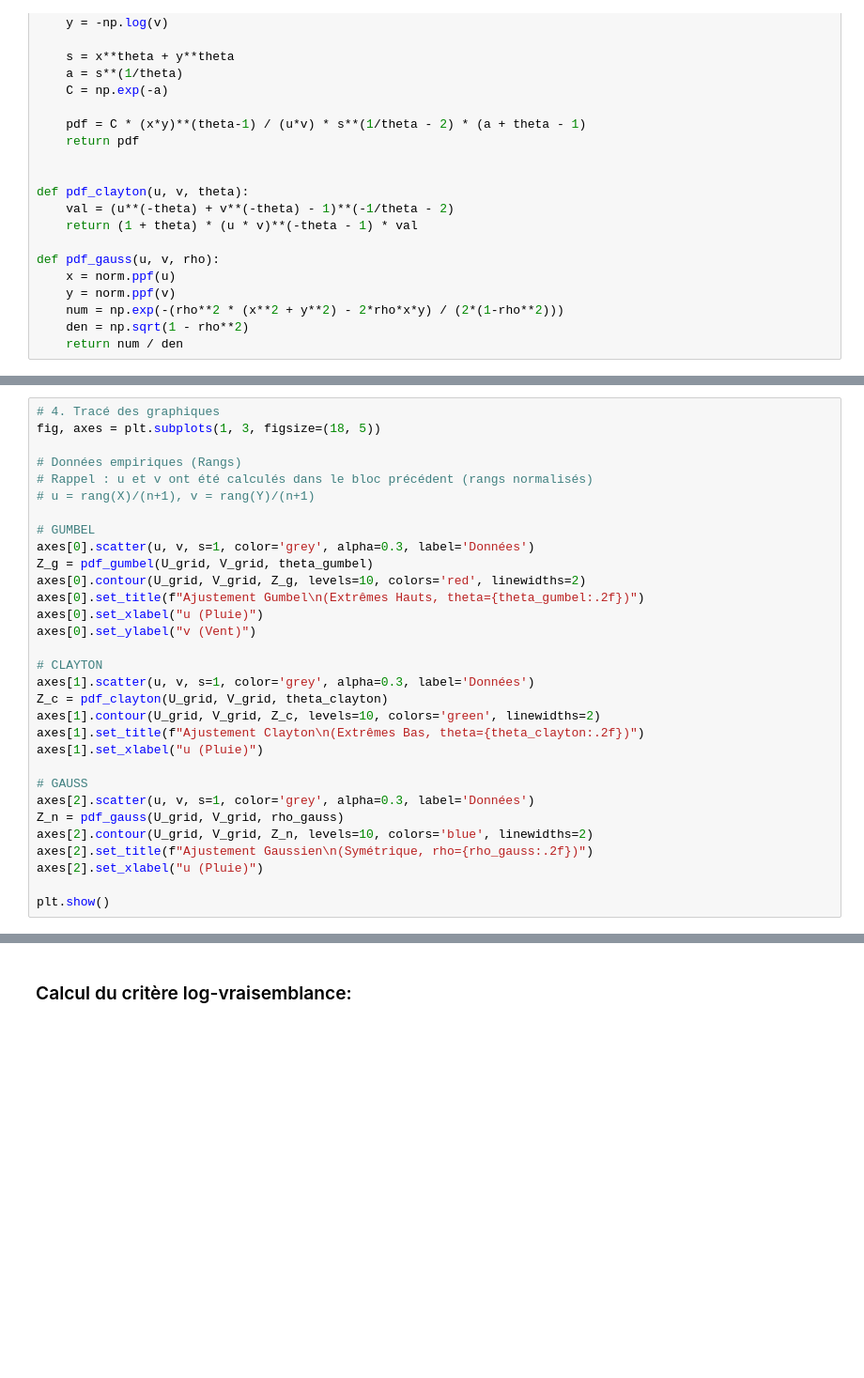
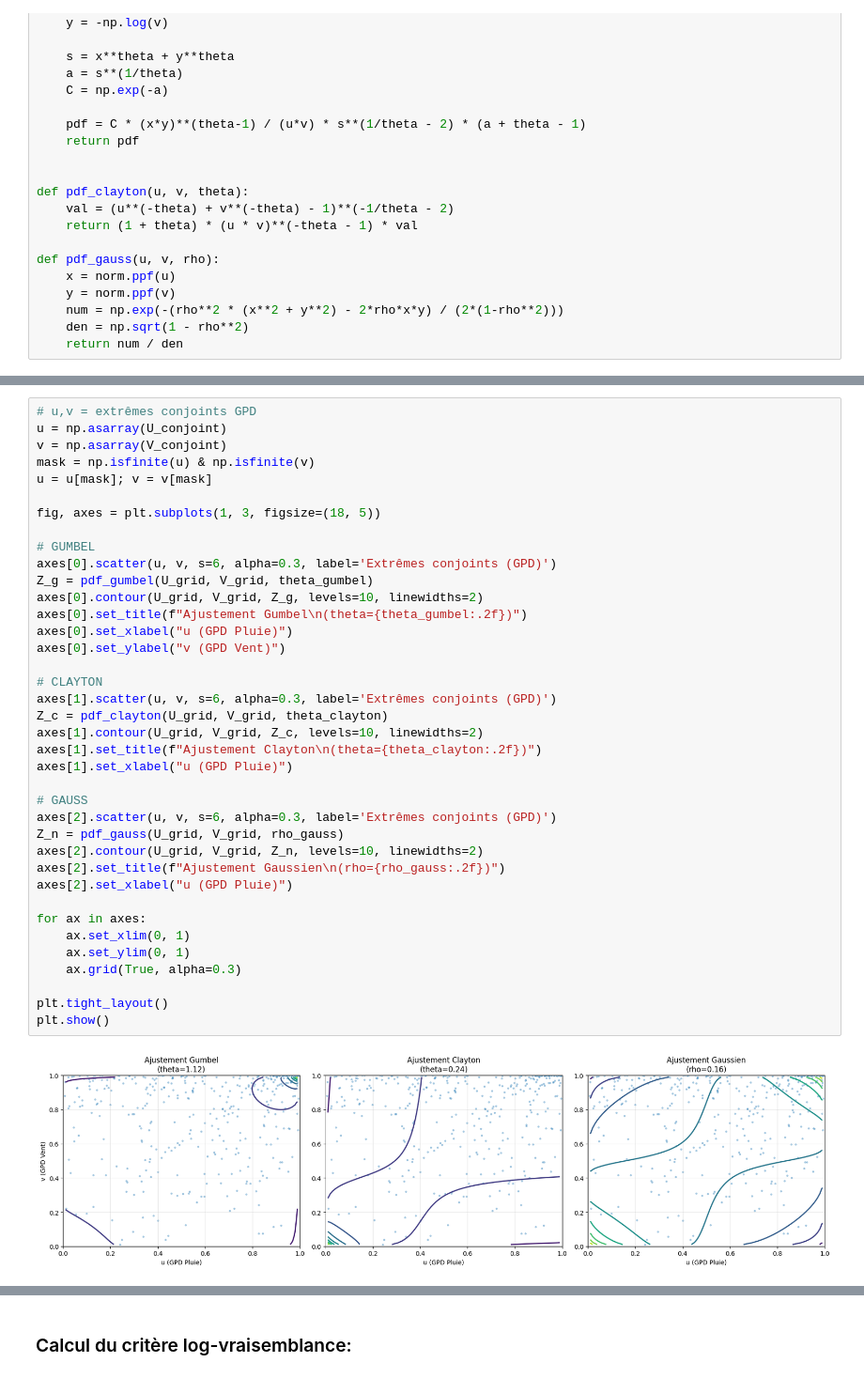
Before and after one commit to Faza20-lab/Projet_stats, a Jupyter notebook: Projet_stats.ipynb, the cells around one changed output, grey strips where cells are left out. Shown at 94% size. Cells and saved outputs as stored; diff of their text form; blank space fills up the shorter version.

```diff
--- a/Projet_stats.ipynb
+++ b/Projet_stats.ipynb
@@ -2180,31 +2244,40 @@ def pdf_gauss(u, v, rho):
 # %%
-# 4. Tracé des graphiques
+# u,v = extrêmes conjoints GPD
+u = np.asarray(U_conjoint)
+v = np.asarray(V_conjoint)
+mask = np.isfinite(u) & np.isfinite(v)
+u = u[mask]; v = v[mask]
+
 fig, axes = plt.subplots(1, 3, figsize=(18, 5))
 
-# Données empiriques (Rangs)
-# Rappel : u et v ont été calculés dans le bloc précédent (rangs normalisés)
-# u = rang(X)/(n+1), v = rang(Y)/(n+1)
-
 # GUMBEL
-axes[0].scatter(u, v, s=1, color='grey', alpha=0.3, label='Données')
+axes[0].scatter(u, v, s=6, alpha=0.3, label='Extrêmes conjoints (GPD)')
 Z_g = pdf_gumbel(U_grid, V_grid, theta_gumbel)
-axes[0].contour(U_grid, V_grid, Z_g, levels=10, colors='red', linewidths=2)
-axes[0].set_title(f"Ajustement Gumbel\n(Extrêmes Hauts, theta={theta_gumbel:.2f})")
-axes[0].set_xlabel("u (Pluie)")
-axes[0].set_ylabel("v (Vent)")
+axes[0].contour(U_grid, V_grid, Z_g, levels=10, linewidths=2)
+axes[0].set_title(f"Ajustement Gumbel\n(theta={theta_gumbel:.2f})")
+axes[0].set_xlabel("u (GPD Pluie)")
+axes[0].set_ylabel("v (GPD Vent)")
 
 # CLAYTON
-axes[1].scatter(u, v, s=1, color='grey', alpha=0.3, label='Données')
+axes[1].scatter(u, v, s=6, alpha=0.3, label='Extrêmes conjoints (GPD)')
 Z_c = pdf_clayton(U_grid, V_grid, theta_clayton)
-axes[1].contour(U_grid, V_grid, Z_c, levels=10, colors='green', linewidths=2)
-axes[1].set_title(f"Ajustement Clayton\n(Extrêmes Bas, theta={theta_clayton:.2f})")
-axes[1].set_xlabel("u (Pluie)")
+axes[1].contour(U_grid, V_grid, Z_c, levels=10, linewidths=2)
+axes[1].set_title(f"Ajustement Clayton\n(theta={theta_clayton:.2f})")
+axes[1].set_xlabel("u (GPD Pluie)")
 
 # GAUSS
-axes[2].scatter(u, v, s=1, color='grey', alpha=0.3, label='Données')
+axes[2].scatter(u, v, s=6, alpha=0.3, label='Extrêmes conjoints (GPD)')
 Z_n = pdf_gauss(U_grid, V_grid, rho_gauss)
-axes[2].contour(U_grid, V_grid, Z_n, levels=10, colors='blue', linewidths=2)
-axes[2].set_title(f"Ajustement Gaussien\n(Symétrique, rho={rho_gauss:.2f})")
-axes[2].set_xlabel("u (Pluie)")
+axes[2].contour(U_grid, V_grid, Z_n, levels=10, linewidths=2)
+axes[2].set_title(f"Ajustement Gaussien\n(rho={rho_gauss:.2f})")
+axes[2].set_xlabel("u (GPD Pluie)")
 
+for ax in axes:
+    ax.set_xlim(0, 1)
+    ax.set_ylim(0, 1)
+    ax.grid(True, alpha=0.3)
+
+plt.tight_layout()
 plt.show()
+# %% [output]
+[figure, added]
```
Also changed, not shown: parts of 95 cells of this notebook.
